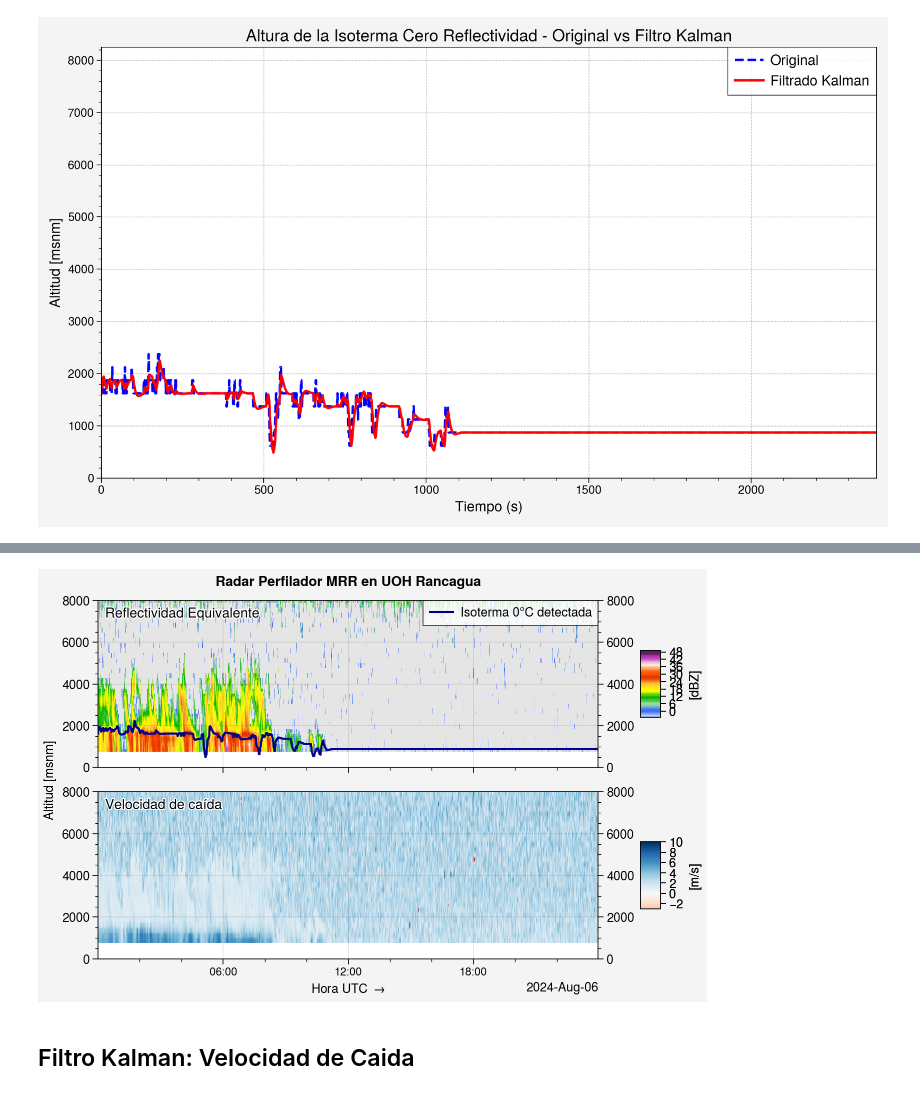
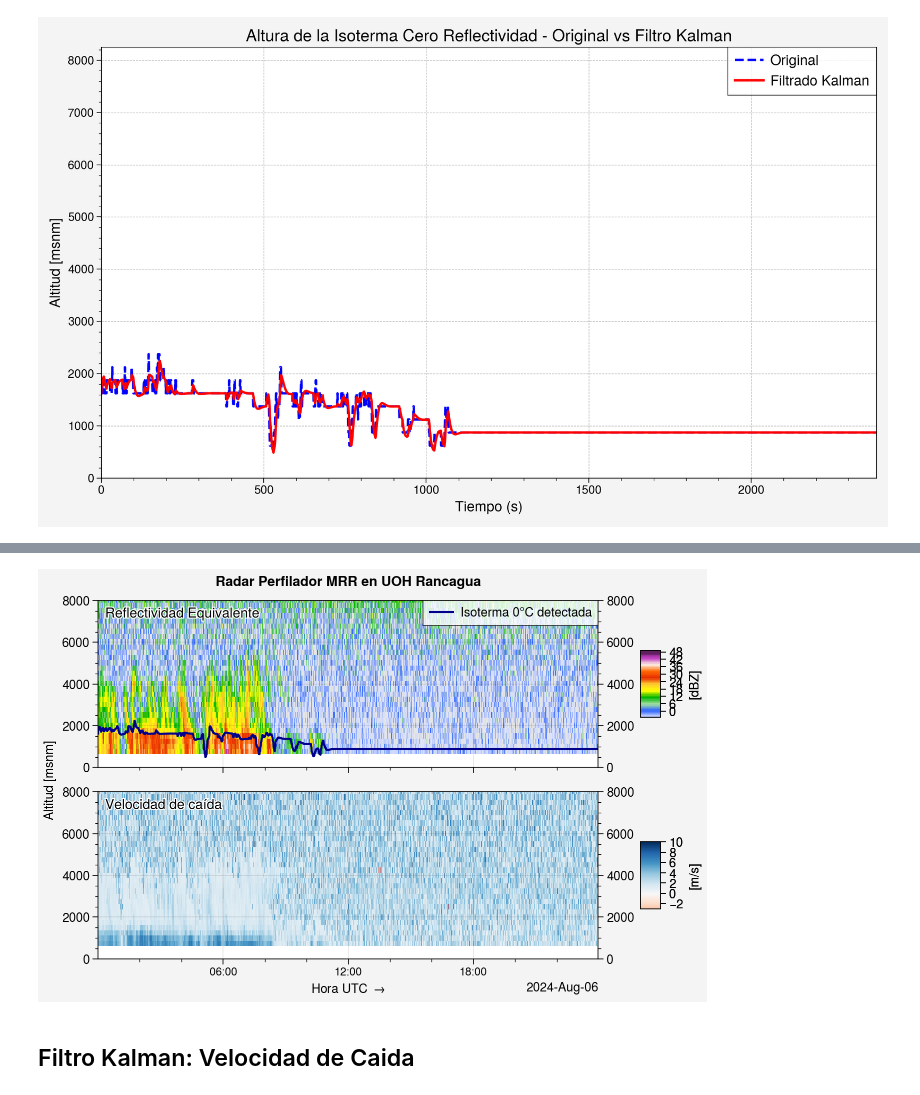
Before and after one commit to Ynoc01/RadarVisualisation, a Jupyter notebook: PlotRadar/PlotRadar_Isoterma.ipynb, the cells around one changed output, grey strips where cells are left out. Drawn from its saved outputs; the diff is of its cells as text; code cells hidden in the pictures.

```diff
--- a/PlotRadar/PlotRadar_Isoterma.ipynb
+++ b/PlotRadar/PlotRadar_Isoterma.ipynb
@@ -713,17 +732,17 @@ plot_mrr4(
 # %%
 #Queda este obsoleto xd
 
-plot_mrr4(
+plot_mrr_Isotermas4(
     xlim=[new_time[0], new_time[-1]],                 # Límites de tiempo
     times=new_time,                                   # Eje temporal
     heights=ds.height[0, :].values + 500,             # Alturas ajustadas
-    Ze=ds['attenuated_radar_reflectivity'].T.values,  # Reflectividad
-    Vf=ds['fall_velocity'].T.values,                  # Velocidad de caída
+    Ze=ds['attenuated_radar_reflectivity'].values,  # Reflectividad
+    Vf=ds['fall_velocity'].values,                  # Velocidad de caída
     isoterma_Ze=alturas_filtradas,                       # Línea de isoterma filtrada
     hora_local=False
 )
 # %% [output]
-[figure, old version]
+[figure, new version]
 # %% [markdown]
 ## Filtro Kalman: Velocidad de Caida
 # %%
```
Also changed, not shown: parts of 8 cells of this notebook.
